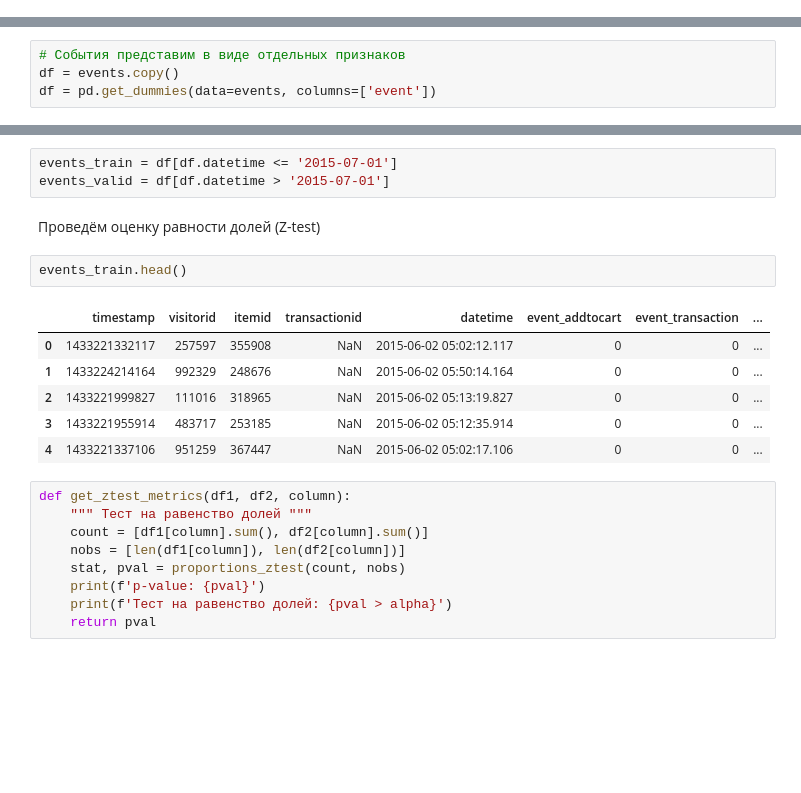
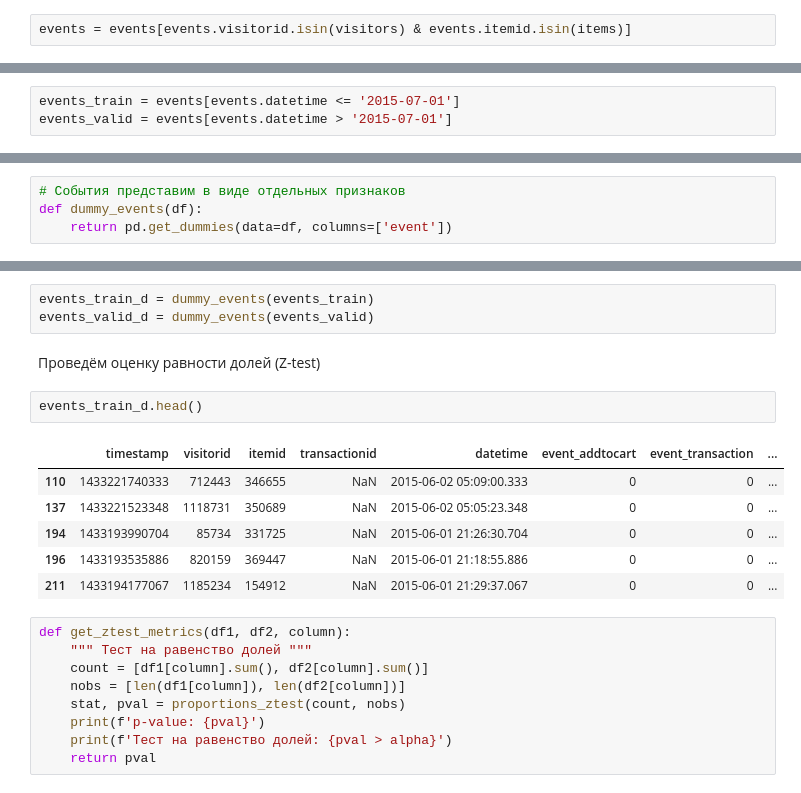
Before and after one commit to belichenkoas/skillfactory-dstpro, a Jupyter notebook: projects/module_final/project.ipynb, the cells around one changed output, grey strips where cells are left out. Cells and saved outputs as stored; diff of their text form; blank space fills up the shorter version.

```diff
--- a/projects/module_final/project.ipynb
+++ b/projects/module_final/project.ipynb
@@ -224,0 +258,2 @@ print(f'Количетсво товаров в справочнике: {len(item
+# %%
+events = events[events.visitorid.isin(visitors) & events.itemid.isin(items)]
@@ -225,2 +266,5 @@ print(f'Количетсво товаров в справочнике: {len(item
+# %%
+events_train = events[events.datetime <= '2015-07-01']
+events_valid = events[events.datetime > '2015-07-01']
 # %% [markdown]
 #### Статистический анализ данных
@@ -227,4 +281,4 @@ print(f'Количетсво товаров в справочнике: {len(item
 # %%
 # События представим в виде отдельных признаков
-df = events.copy()
-df = pd.get_dummies(data=events, columns=['event'])
+def dummy_events(df):
+    return pd.get_dummies(data=df, columns=['event'])
@@ -233,17 +285,17 @@ df = pd.get_dummies(data=events, columns=['event'])
 # %%
-events_train = df[df.datetime <= '2015-07-01']
-events_valid = df[df.datetime > '2015-07-01']
+events_train_d = dummy_events(events_train)
+events_valid_d = dummy_events(events_valid)
 # %% [markdown]
 Проведём оценку равности долей (Z-test)
 # %%
-events_train.head()
+events_train_d.head()
 # %% [output]
 |  | timestamp | visitorid | itemid | transactionid | datetime | event_addtocart | event_transaction | ... |
-| 0 | 1433221332117 | 257597 | 355908 | NaN | 2015-06-02 05:02:12.117 | 0 | 0 | ... |
-| 1 | 1433224214164 | 992329 | 248676 | NaN | 2015-06-02 05:50:14.164 | 0 | 0 | ... |
-| 2 | 1433221999827 | 111016 | 318965 | NaN | 2015-06-02 05:13:19.827 | 0 | 0 | ... |
-| 3 | 1433221955914 | 483717 | 253185 | NaN | 2015-06-02 05:12:35.914 | 0 | 0 | ... |
-| 4 | 1433221337106 | 951259 | 367447 | NaN | 2015-06-02 05:02:17.106 | 0 | 0 | ... |
+| 110 | 1433221740333 | 712443 | 346655 | NaN | 2015-06-02 05:09:00.333 | 0 | 0 | ... |
+| 137 | 1433221523348 | 1118731 | 350689 | NaN | 2015-06-02 05:05:23.348 | 0 | 0 | ... |
+| 194 | 1433193990704 | 85734 | 331725 | NaN | 2015-06-01 21:26:30.704 | 0 | 0 | ... |
+| 196 | 1433193535886 | 820159 | 369447 | NaN | 2015-06-01 21:18:55.886 | 0 | 0 | ... |
+| 211 | 1433194177067 | 1185234 | 154912 | NaN | 2015-06-01 21:29:37.067 | 0 | 0 | ... |
 # %%
 def get_ztest_metrics(df1, df2, column):
     """ Тест на равенство долей """
```
Also changed, not shown: parts of 153 cells of this notebook, 6 other files.
